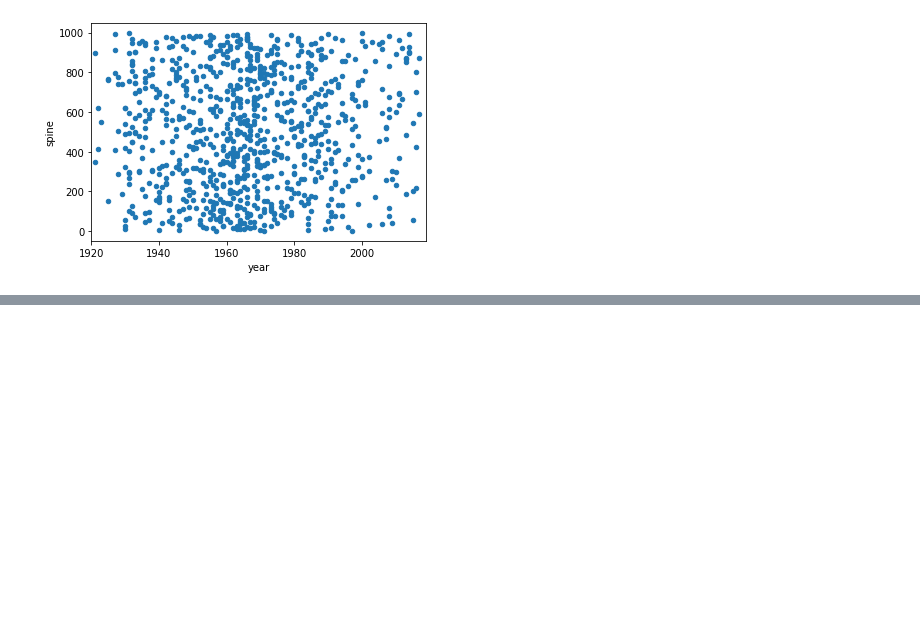
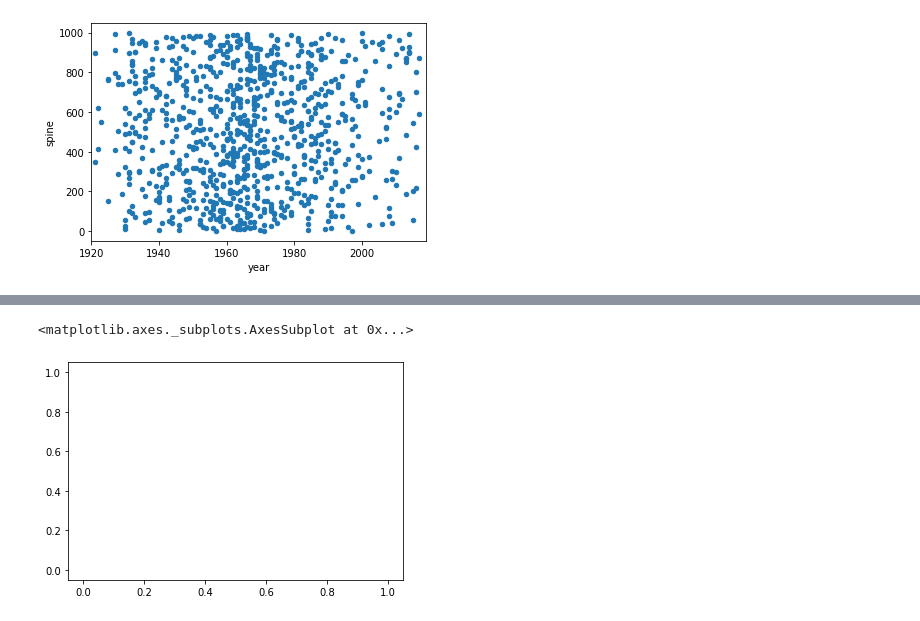
Before and after one commit to talola612/data-studio-projects, a Jupyter notebook: Criterion Channel/Analysis.ipynb, the cells around one changed output, grey strips where cells are left out. Cells and saved outputs as stored; diff of their text form; code cells hidden in the pictures; blank space fills up the shorter version.

```diff
--- a/Criterion Channel/Analysis.ipynb
+++ b/Criterion Channel/Analysis.ipynb
@@ -313,0 +381,5 @@ sns.scatterplot(data = film_df, x = 'spine', y = '')
+# %%
+sns.scatterplot(data = merge, x = 'year_x', y = merge.groupby('continent').title.count(), hue = 'continent')
+# %% [output]
+<matplotlib.axes._subplots.AxesSubplot at 0x...>
+[figure, added]
```
Also changed, not shown: parts of 7 cells of this notebook, 14 other files.
